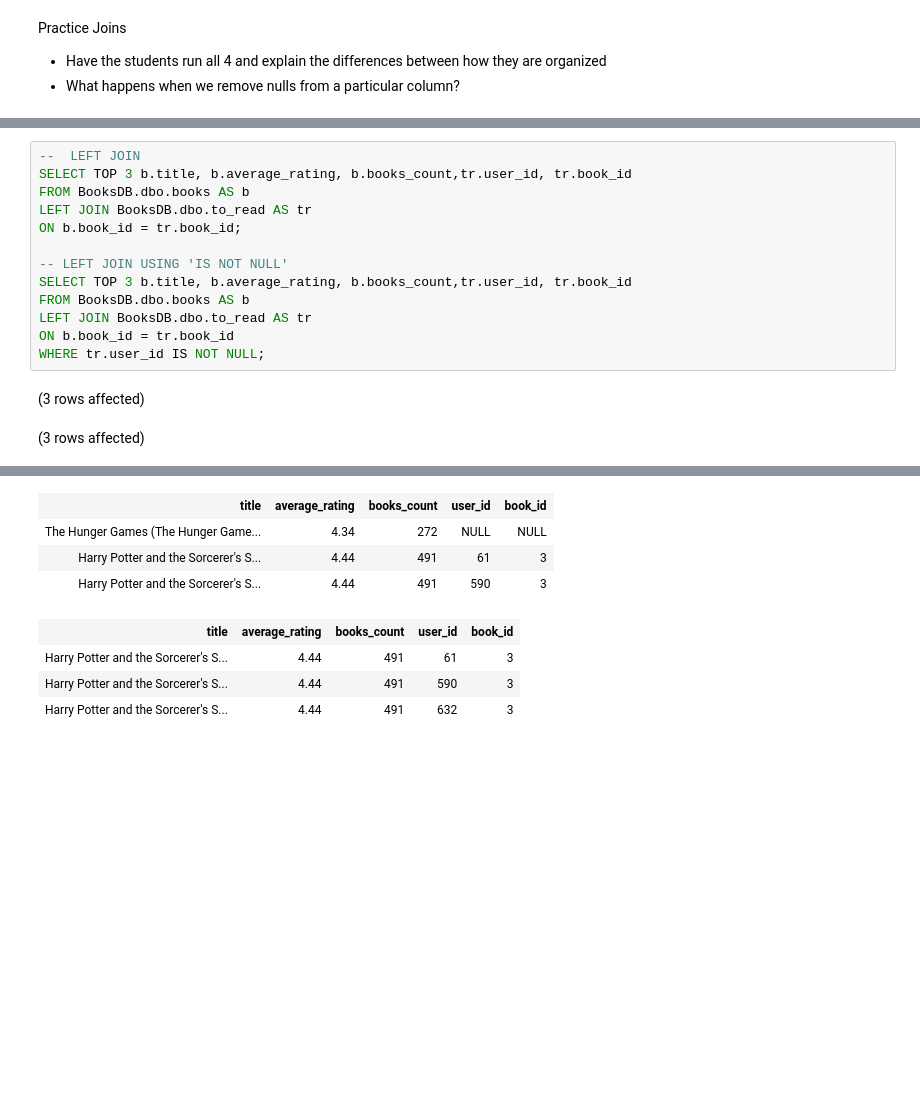
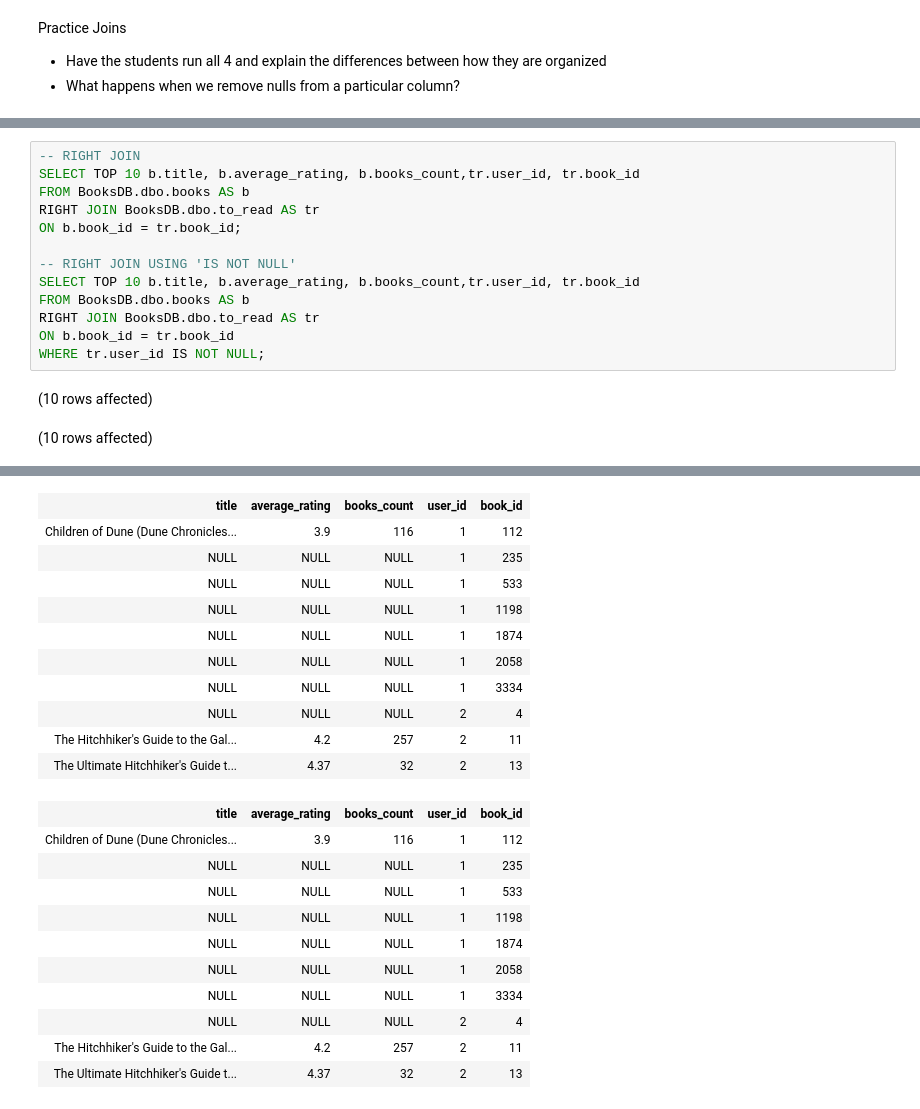
Before and after one commit to yayasanya/SQL-Part-3-Exercises, a Jupyter notebook: SQL-Part-3-Exercises/Notebook-1.ipynb, the cells around one changed output, grey strips where cells are left out. Drawn from its saved outputs; the diff is of its cells as text; blank space fills up the shorter version.

```diff
--- a/SQL-Part-3-Exercises/Notebook-1.ipynb
+++ b/SQL-Part-3-Exercises/Notebook-1.ipynb
@@ -20,16 +56,16 @@ Practice Joins
 # %%
---  LEFT JOIN
-SELECT TOP 3 b.title, b.average_rating, b.books_count,tr.user_id, tr.book_id
+-- RIGHT JOIN
+SELECT TOP 10 b.title, b.average_rating, b.books_count,tr.user_id, tr.book_id
 FROM BooksDB.dbo.books AS b
-LEFT JOIN BooksDB.dbo.to_read AS tr
+RIGHT JOIN BooksDB.dbo.to_read AS tr
 ON b.book_id = tr.book_id;
 
--- LEFT JOIN USING 'IS NOT NULL'
-SELECT TOP 3 b.title, b.average_rating, b.books_count,tr.user_id, tr.book_id
+-- RIGHT JOIN USING 'IS NOT NULL'
+SELECT TOP 10 b.title, b.average_rating, b.books_count,tr.user_id, tr.book_id
 FROM BooksDB.dbo.books AS b
-LEFT JOIN BooksDB.dbo.to_read AS tr
+RIGHT JOIN BooksDB.dbo.to_read AS tr
 ON b.book_id = tr.book_id
 WHERE tr.user_id IS NOT NULL;
 # %% [output]
-(3 rows affected)
+(10 rows affected)
-(3 rows affected)
+(10 rows affected)
@@ -37,8 +73,22 @@ Total execution time: 00:00:09.603
 | title | average_rating | books_count | user_id | book_id |
-| The Hunger Games (The Hunger Game... | 4.34 | 272 | NULL | NULL |
-| Harry Potter and the Sorcerer's S... | 4.44 | 491 | 61 | 3 |
-| Harry Potter and the Sorcerer's S... | 4.44 | 491 | 590 | 3 |
+| Children of Dune (Dune Chronicles... | 3.9 | 116 | 1 | 112 |
+| NULL | NULL | NULL | 1 | 235 |
+| NULL | NULL | NULL | 1 | 533 |
+| NULL | NULL | NULL | 1 | 1198 |
+| NULL | NULL | NULL | 1 | 1874 |
+| NULL | NULL | NULL | 1 | 2058 |
+| NULL | NULL | NULL | 1 | 3334 |
+| NULL | NULL | NULL | 2 | 4 |
+| The Hitchhiker's Guide to the Gal... | 4.2 | 257 | 2 | 11 |
+| The Ultimate Hitchhiker's Guide t... | 4.37 | 32 | 2 | 13 |
 | title | average_rating | books_count | user_id | book_id |
-| Harry Potter and the Sorcerer's S... | 4.44 | 491 | 61 | 3 |
-| Harry Potter and the Sorcerer's S... | 4.44 | 491 | 590 | 3 |
-| Harry Potter and the Sorcerer's S... | 4.44 | 491 | 632 | 3 |
+| Children of Dune (Dune Chronicles... | 3.9 | 116 | 1 | 112 |
+| NULL | NULL | NULL | 1 | 235 |
+| NULL | NULL | NULL | 1 | 533 |
+| NULL | NULL | NULL | 1 | 1198 |
+| NULL | NULL | NULL | 1 | 1874 |
+| NULL | NULL | NULL | 1 | 2058 |
+| NULL | NULL | NULL | 1 | 3334 |
+| NULL | NULL | NULL | 2 | 4 |
+| The Hitchhiker's Guide to the Gal... | 4.2 | 257 | 2 | 11 |
+| The Ultimate Hitchhiker's Guide t... | 4.37 | 32 | 2 | 13 |
```
Also changed, not shown: parts of 13 cells of this notebook.
